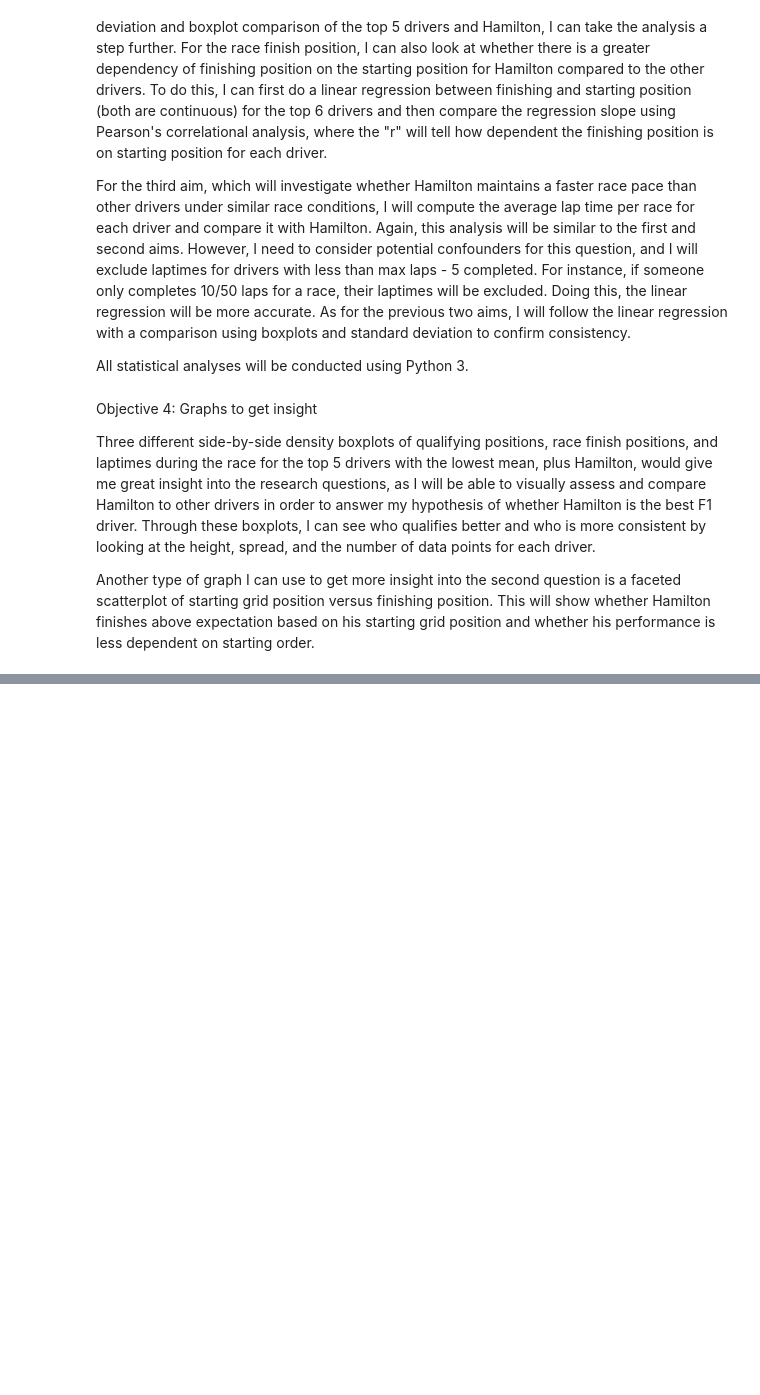
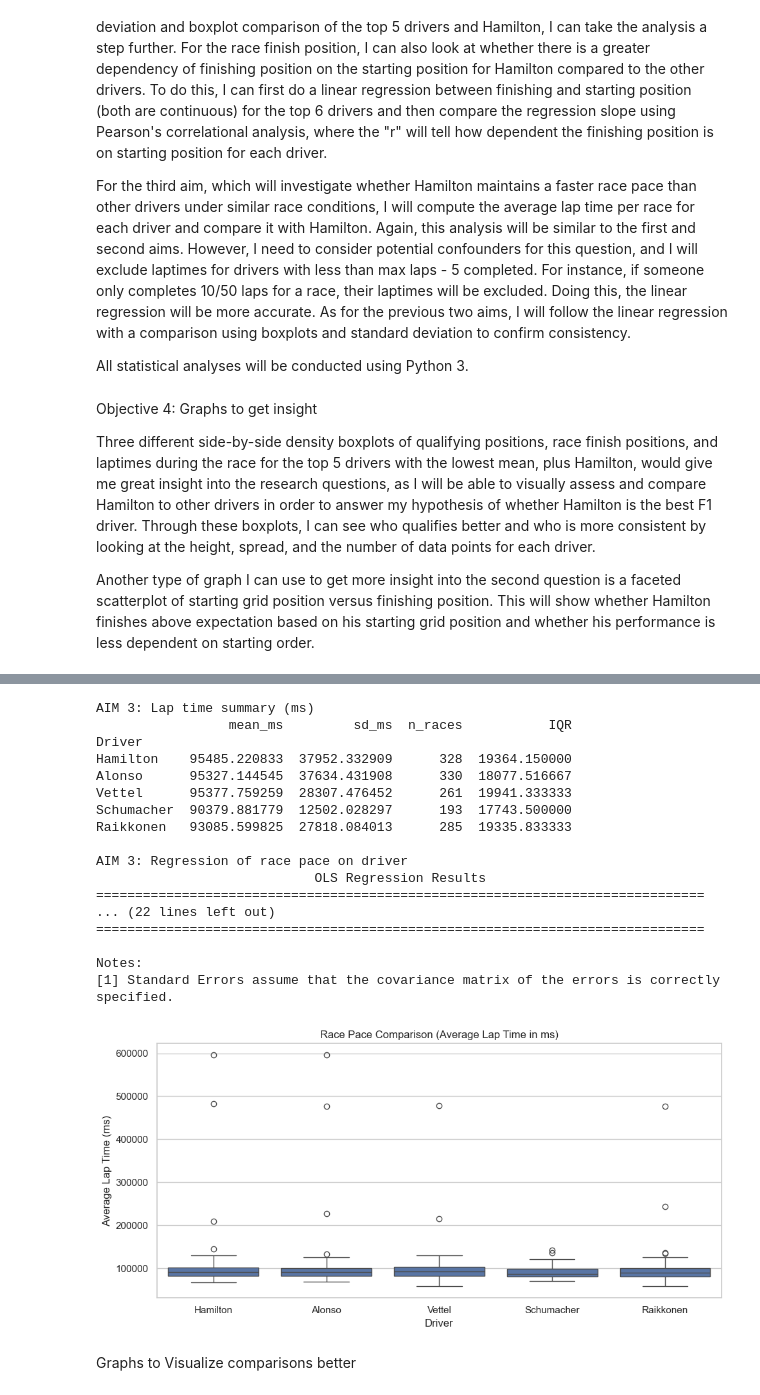
Before and after one commit to TejShah01/BIOS-584, a Jupyter notebook: Final Project.ipynb, the cells around one changed output, grey strips where cells are left out. Saved outputs shown, nothing was run; the diff lists cells and outputs as text; code cells hidden in the pictures; blank space fills up the shorter version.

```diff
--- a/Final Project.ipynb
+++ b/Final Project.ipynb
@@ -76,0 +229,65 @@ Another type of graph I can use to get more insight into the second question is
+# %%
+selected = list(driver_ids.values())
+
+# Cleaning up data
+race_max_laps = lap_time.groupby("raceId")["lap"].max().reset_index()
+race_max_laps.rename(columns={"lap": "max_laps"}, inplace=True)
+
+lap = lap_time.merge(race_max_laps, on="raceId", how="left")
+
+lap["valid"] = lap["lap"] >= (lap["max_laps"] - 5)
+lap_valid = lap[lap["valid"]] #only those who completed most laps
+
+avg_laptimes = lap_valid.groupby(["raceId", "driverId"])["milliseconds"].mean().reset_index()
+avg_laptimes.rename(columns={"milliseconds": "avg_lap_ms"}, inplace=True)
+avg_laptimes = avg_laptimes[avg_laptimes["driverId"].isin(selected)]
+avg_laptimes["Driver"] = avg_laptimes["driverId"].map(id_to_name) #getting average laps
+
+driver_order = ["Hamilton", "Alonso", "Vettel", "Schumacher", "Raikkonen"]
+avg_laptimes["Driver"] = pd.Categorical(avg_laptimes["Driver"], categories=driver_order)
+
+#Summary Stastistics
+pace_summary = (
+    avg_laptimes.groupby("Driver", observed = False)["avg_lap_ms"]
+    .agg(["mean", "std", "count",
+          lambda x: x.quantile(0.75) - x.quantile(0.25)])
+)
+
+pace_summary.columns = ["mean_ms", "sd_ms", "n_races", "IQR"]
+print("\nAIM 3: Lap time summary (ms)")
+print(pace_summary)
+
+#Linear Regression
+model_pace = smf.ols("avg_lap_ms ~ C(Driver)", data=avg_laptimes).fit()
+print("\nAIM 3: Regression of race pace on driver")
+print(model_pace.summary())
+
+#Boxplot for Visualization
+plt.figure(figsize=(10,5))
+sns.boxplot(data=avg_laptimes, x="Driver", y="avg_lap_ms", order=driver_order)
+plt.title("Race Pace Comparison (Average Lap Time in ms)")
+plt.xlabel("Driver")
+plt.ylabel("Average Lap Time (ms)")
+plt.tight_layout()
+plt.show()
+# %% [output]
+AIM 3: Lap time summary (ms)
+                 mean_ms         sd_ms  n_races           IQR
+Driver
+Hamilton    95485.220833  37952.332909      328  19364.150000
+Alonso      95327.144545  37634.431908      330  18077.516667
+Vettel      95377.759259  28307.476452      261  19941.333333
+Schumacher  90379.881779  12502.028297      193  17743.500000
+Raikkonen   93085.599825  27818.084013      285  19335.833333
+
+AIM 3: Regression of race pace on driver
+                            OLS Regression Results
+==============================================================================
+... (22 lines left out)
+==============================================================================
+
+Notes:
+[1] Standard Errors assume that the covariance matrix of the errors is correctly specified.
+[figure, added]
+# %% [markdown]
+Graphs to Visualize comparisons better
```
Also changed, not shown: parts of 10 cells of this notebook, 1 other file.
